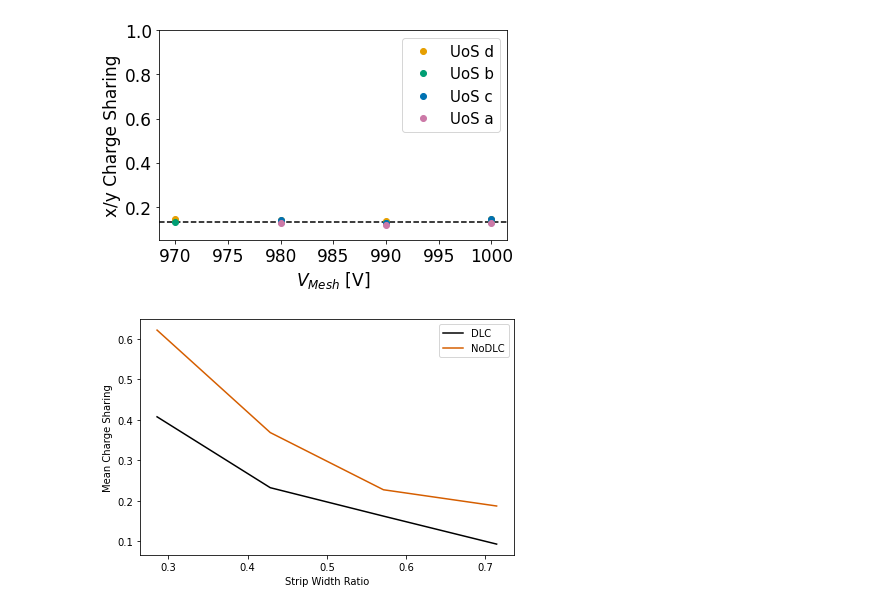
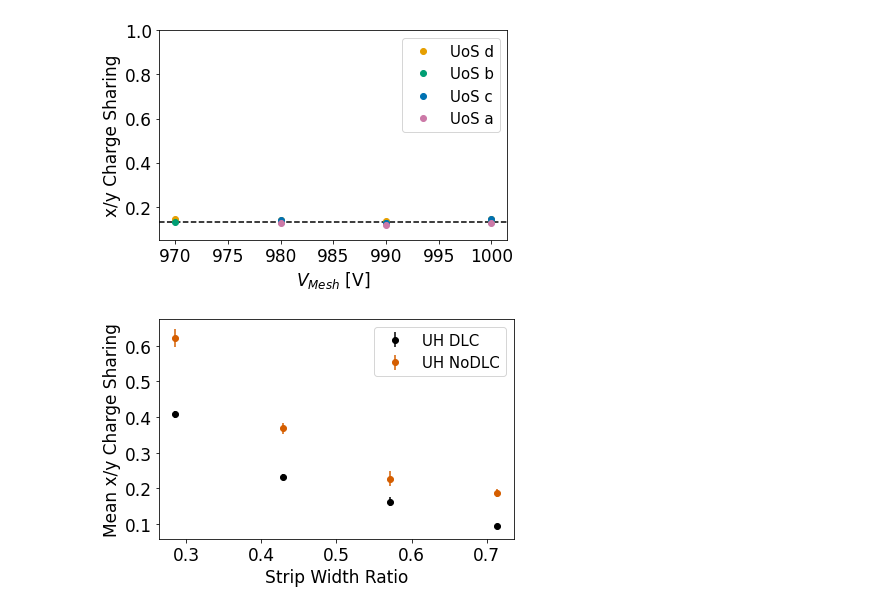
Before and after one commit to mghrear/2DstripRO, a Jupyter notebook: Fe55.ipynb, the cells around one changed output. Cells and saved outputs as stored; diff of their text form; code cells hidden in the pictures.

Commit message:
updated charge sharing plots

```diff
--- a/Fe55.ipynb
+++ b/Fe55.ipynb
@@ -832,15 +832,20 @@ plt.errorbar(UH_DLC_Vmesh,np.array(UH_DLC_xHyL_CS),linestyle='None', color = col
 
 # Find mean values
 UH_DLC_xLyH_CS_mu = np.nanmean(UH_DLC_xLyH_CS)
+UH_DLC_xLyH_CS_std = np.nanstd(UH_DLC_xLyH_CS)
+
 plt.axhline(UH_DLC_xLyH_CS_mu,linestyle='--',color = colors['black'])
 
 UH_DLC_xHyH_CS_mu = np.nanmean(UH_DLC_xHyH_CS)
+UH_DLC_xHyH_CS_std = np.nanstd(UH_DLC_xHyH_CS)
 plt.axhline(UH_DLC_xHyH_CS_mu,linestyle='--',color = colors['pink'])
 
 UH_DLC_xLyL_CS_mu = np.nanmean(UH_DLC_xLyL_CS)
+UH_DLC_xLyL_CS_std = np.nanstd(UH_DLC_xLyL_CS)
 plt.axhline(UH_DLC_xLyL_CS_mu,linestyle='--',color = colors['yellow'])
 
 UH_DLC_xHyL_CS_mu =np.nanmean(UH_DLC_xHyL_CS)
+UH_DLC_xHyL_CS_std =np.nanstd(UH_DLC_xHyL_CS)
 plt.axhline(UH_DLC_xHyL_CS_mu,linestyle='--',color = colors['cyan'])
 
 print("Mean x/y charge sharing for quadrants a, b, c, d is: ", UH_DLC_xHyL_CS_mu, " " ,UH_DLC_xHyH_CS_mu, " ", UH_DLC_xLyL_CS_mu, " ", UH_DLC_xLyH_CS_mu)
@@ -870,15 +875,19 @@ plt.errorbar(UH_NoDLC_Vmesh,np.array(UH_NoDLC_xHyL_CS),linestyle='None', color =
 
 # Find mean values
 UH_NoDLC_xLyH_CS_mu = np.nanmean(UH_NoDLC_xLyH_CS)
+UH_NoDLC_xLyH_CS_std = np.nanstd(UH_NoDLC_xLyH_CS)
 plt.axhline(UH_NoDLC_xLyH_CS_mu,linestyle='--',color = colors['orange'])
 
 UH_NoDLC_xHyH_CS_mu = np.nanmean(UH_NoDLC_xHyH_CS)
+UH_NoDLC_xHyH_CS_std = np.nanstd(UH_NoDLC_xHyH_CS)
 plt.axhline(UH_NoDLC_xHyH_CS_mu,linestyle='--',color = colors['green'])
 
 UH_NoDLC_xLyL_CS_mu = np.nanmean(UH_NoDLC_xLyL_CS)
+UH_NoDLC_xLyL_CS_std = np.nanstd(UH_NoDLC_xLyL_CS)
 plt.axhline(UH_NoDLC_xLyL_CS_mu,linestyle='--',color = colors['blue'])
 
 UH_NoDLC_xHyL_CS_mu =np.nanmean(UH_NoDLC_xHyL_CS)
+UH_NoDLC_xHyL_CS_std =np.nanstd(UH_NoDLC_xHyL_CS)
 plt.axhline(UH_NoDLC_xHyL_CS_mu,linestyle='--',color = colors['red'])
 
 print("Mean x/y charge sharing for quadrants a, b, c, d is: ", UH_NoDLC_xHyL_CS_mu, " " ,UH_NoDLC_xHyH_CS_mu, " ", UH_NoDLC_xLyL_CS_mu, " ", UH_NoDLC_xLyH_CS_mu)
@@ -925,21 +934,30 @@ plt.savefig("./figures/VMM_CS_UoS.pdf")
 # %%
 # Plot the charge sharing versus strip width ratio for UH detectors
 
 
 width_ratios = np.array([40,60,80,100])/140
 
-DLC_CS = [UH_DLC_xHyL_CS_mu,UH_DLC_xHyH_CS_mu,UH_DLC_xLyL_CS_mu,UH_DLC_xLyH_CS_mu]
-NoDLC_CS = [UH_NoDLC_xHyL_CS_mu,UH_NoDLC_xHyH_CS_mu,UH_NoDLC_xLyL_CS_mu,UH_NoDLC_xLyH_CS_mu]
+DLC_CS_mu = [UH_DLC_xHyL_CS_mu,UH_DLC_xHyH_CS_mu,UH_DLC_xLyL_CS_mu,UH_DLC_xLyH_CS_mu]
+DLC_CS_sigma = [UH_DLC_xHyL_CS_std,UH_DLC_xHyH_CS_std,UH_DLC_xLyL_CS_std,UH_DLC_xLyH_CS_std]
+
+NoDLC_CS_mu = [UH_NoDLC_xHyL_CS_mu,UH_NoDLC_xHyH_CS_mu,UH_NoDLC_xLyL_CS_mu,UH_NoDLC_xLyH_CS_mu]
+NoDLC_CS_sigma = [UH_NoDLC_xHyL_CS_std,UH_NoDLC_xHyH_CS_std,UH_NoDLC_xLyL_CS_std,UH_NoDLC_xLyH_CS_std]
+
 
 plt.figure()
-plt.plot(width_ratios,DLC_CS,color = colors['black'],label="DLC")
-plt.plot(width_ratios,NoDLC_CS,color = colors['red'],label="NoDLC")
+#plt.plot(width_ratios,DLC_CS,color = colors['black'],label="DLC")
+#plt.plot(width_ratios,NoDLC_CS,color = colors['red'],label="NoDLC")
 
-plt.legend()
-plt.xlabel("Strip Width Ratio")
-plt.ylabel("Mean Charge Sharing")
+plt.errorbar(width_ratios,DLC_CS_mu, yerr=DLC_CS_sigma ,linestyle='None', color = colors['black'], marker = 'o',label='UH DLC')
+plt.errorbar(width_ratios,NoDLC_CS_mu, yerr=NoDLC_CS_sigma ,linestyle='None', color = colors['red'], marker = 'o',label='UH NoDLC')
 
+
+plt.legend(fontsize = 15)
+plt.xlabel("Strip Width Ratio", fontsize = 17)
+plt.ylabel("Mean x/y Charge Sharing", fontsize = 17)
+plt.xticks(fontsize=17)
+plt.yticks(fontsize=17)
 plt.tight_layout()
 plt.savefig("./figures/VMM_CS_trend.pdf")
 # %% [output]
-[figure, old version]
+[figure, new version]
```
Also changed, not shown: parts of 5 cells of this notebook, 5 other files.
